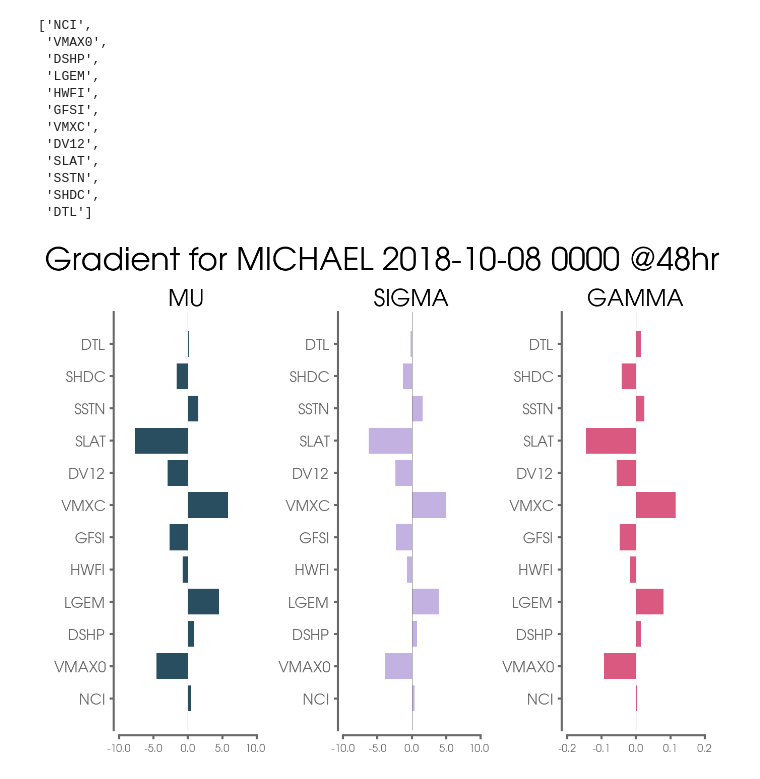
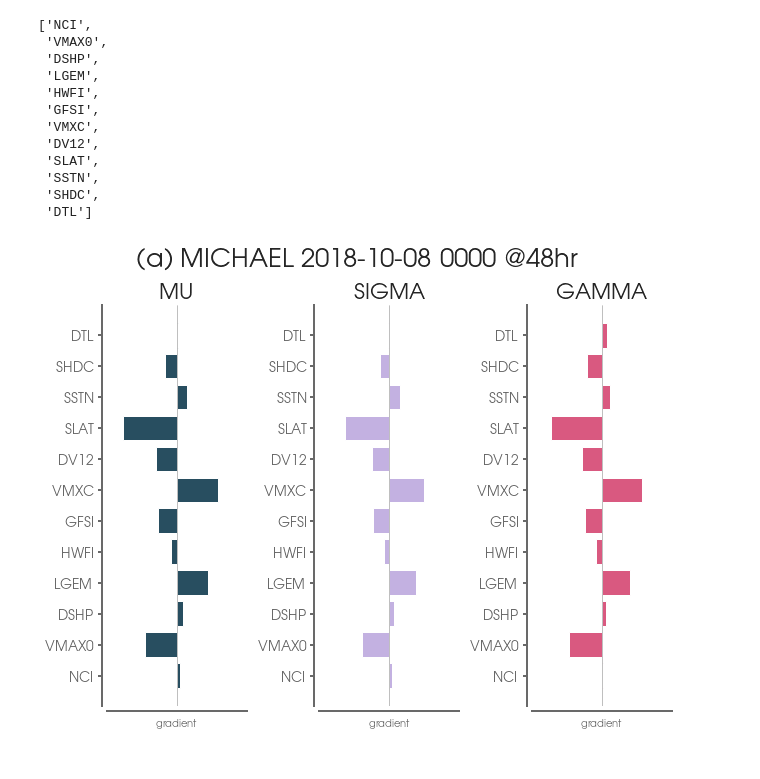
Before and after one commit to eabarnes1010/hurricane_uqcomparisons, a Jupyter notebook: _plot_xai.ipynb, the cells around one changed output. Saved outputs shown, nothing was run; the diff lists cells and outputs as text; code cells hidden in the pictures.

```diff
--- a/_plot_xai.ipynb
+++ b/_plot_xai.ipynb
@@ -271,6 +262,7 @@ for iparam in range(len(param_names)):
     xvals = ax.get_xticks()
     ax.set_xticks(xvals,xvals.round(1))
     ax.set_xlim(0,1)
+    ax.grid(False)
 
 plt.suptitle('Feature Importance',fontsize=30)
 plt.tight_layout()
@@ -321,6 +313,7 @@ for iparam in range(len(param_names)):
     xvals = ax.get_xticks()
     ax.set_xticks(xvals,xvals.round(1))
     ax.set_xlim(0,1)
+    ax.grid(False)
 
 plt.suptitle('Permutation Importance',fontsize=30)
 plt.tight_layout()
@@ -408,6 +401,7 @@ for iparam in range(len(param_names)):
     xvals = ax.get_xticks()
     ax.set_xticks(xvals,xvals.round(1))
     ax.set_xlim(0,1)
+    ax.grid(False)
 
 plt.suptitle('Gradient',fontsize=30)
 plt.tight_layout()
@@ -420,6 +429,12 @@ plt.show()
 # %%
-# sample = 30
-# df_test[df_test['Name']=='MARIE']
+if exp_name == "intensity302_EPCP48":
+    sample = 83
+    panel_letter = '(b)'
+    df_test[df_test['Name']=='MARIE']
 
-sample=175
-df_test[df_test['Name']=='MICHAEL']
+elif exp_name == "intensity202_AL48":
+    sample = 175
+    panel_letter = '(a)'
+    df_test[df_test['Name']=='MICHAEL']
+else:
+    raise NotImplementedError('no such details for specific storm in the current experiment')
@@ -486,32 +487,37 @@ display(feature_names_plot)
 # %%
 # dpred/dfeature = dpred/(1 SST K) = dpred * 1/(1K) * (19K / 1_sigma)
 
 colors = ('#284E60','#C3B1E1','#D95980','#C3B1E1',)
 param_names = ('MU','SIGMA','GAMMA')
 fig, axs = plt.subplots(1,3,figsize=(9,7))
 for iparam in range(len(param_names)):
     ax = axs[iparam]
     ax.barh(range(sample_grad.shape[0]),
             sample_grad[:,iparam],
             color=colors[iparam],
            )
     ax.axvline(x=0,
                 linewidth=.5,
                 color='gray',
                )
     format_spines(ax)
     ax.set_yticks(range(sample_grad.shape[0]),
                   feature_names_plot,
                   fontsize=14,
                  )
     ax.set_title(param_names[iparam],fontsize=22)
     xvals = ax.get_xticks()
     ax.set_xticks(xvals,xvals.round(1))
     # ax.set_xlim(0,1)
-plt.suptitle('Gradient for ' + details,fontsize=30)
+    ax.grid(False)
+
+    ax.set_xticks([])
+    ax.set_xlabel('gradient')
+
+plt.suptitle(panel_letter + ' ' + details,fontsize=26)
 # plt.suptitle('Gradient for sample \#' + str(sample),fontsize=30)
 plt.tight_layout()
 plt.savefig(FIGURE_PATH + 'gradient_' + model_name + '_sample' + str(sample) + '.png', dpi=dpiFig)
 plt.show()
 # %% [output]
-[figure, old version]
+[figure, new version]
```
Also changed, not shown: parts of 6 cells of this notebook, 6 other files.
